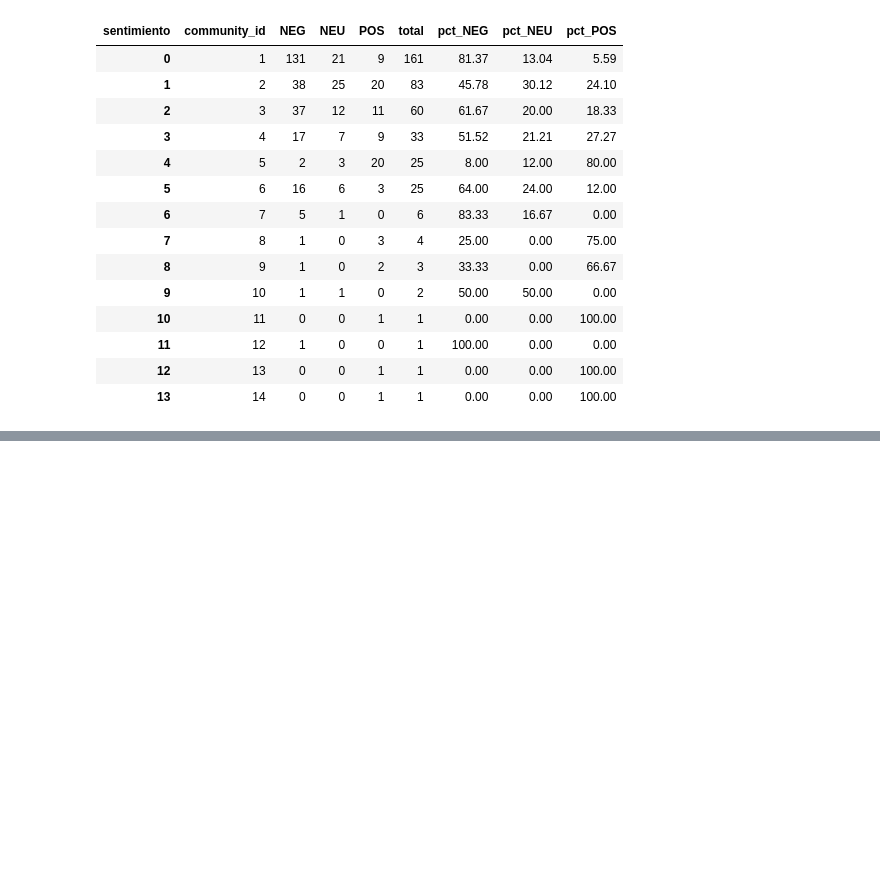
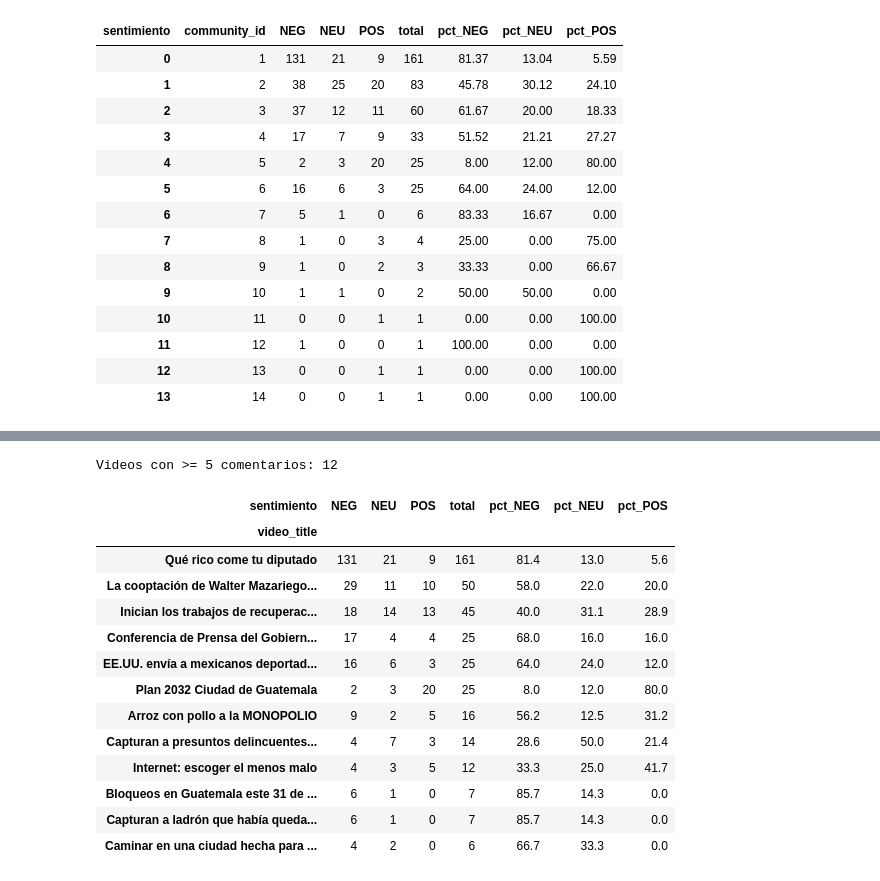
Before and after one commit to belennmm/DataS_Lab6_RedesSociales, a Jupyter notebook: Lab6_Proyecciones.ipynb, the cells around one changed output, grey strips where cells are left out. Saved outputs shown, nothing was run; the diff lists cells and outputs as text; code cells hidden in the pictures; blank space fills up the shorter version.

```diff
--- a/Lab6_Proyecciones.ipynb
+++ b/Lab6_Proyecciones.ipynb
@@ -1364,0 +1767,38 @@ resumen_sentimiento_comunidad.head(14)
+# %%
+MIN_COMENTARIOS = 5
+
+def resumen_sentimiento(df, columna_grupo, min_n=MIN_COMENTARIOS):
+    tabla = (
+        df.dropna(subset=['sentimiento'])
+        .groupby(columna_grupo)['sentimiento']
+        .value_counts()
+        .unstack(fill_value=0)
+    )
+    for col in ['NEG', 'NEU', 'POS']:
+        if col not in tabla.columns:
+            tabla[col] = 0
+    tabla['total'] = tabla[['NEG', 'NEU', 'POS']].sum(axis=1)
+    for col in ['NEG', 'NEU', 'POS']:
+        tabla[f'pct_{col}'] = (100 * tabla[col] / tabla['total']).round(1)
+    return tabla[tabla['total'] >= min_n].sort_values('total', ascending=False)
+
+sentimiento_por_video = resumen_sentimiento(comments_sent, 'video_title')
+sentimiento_por_video.to_csv('fase_9_sentimiento/sentimiento_por_video.csv')
+print(f"Videos con >= {MIN_COMENTARIOS} comentarios: {len(sentimiento_por_video)}")
+sentimiento_por_video
+# %% [output]
+Videos con >= 5 comentarios: 12
+| sentimiento | NEG | NEU | POS | total | pct_NEG | pct_NEU | pct_POS |
+| video_title |  |  |  |  |  |  |  |
+| Qué rico come tu diputado | 131 | 21 | 9 | 161 | 81.4 | 13.0 | 5.6 |
+| La cooptación de Walter Mazariego... | 29 | 11 | 10 | 50 | 58.0 | 22.0 | 20.0 |
+| Inician los trabajos de recuperac... | 18 | 14 | 13 | 45 | 40.0 | 31.1 | 28.9 |
+| Conferencia de Prensa del Gobiern... | 17 | 4 | 4 | 25 | 68.0 | 16.0 | 16.0 |
+| EE.UU. envía a mexicanos deportad... | 16 | 6 | 3 | 25 | 64.0 | 24.0 | 12.0 |
+| Plan 2032 Ciudad de Guatemala | 2 | 3 | 20 | 25 | 8.0 | 12.0 | 80.0 |
+| Arroz con pollo a la MONOPOLIO | 9 | 2 | 5 | 16 | 56.2 | 12.5 | 31.2 |
+| Capturan a presuntos delincuentes... | 4 | 7 | 3 | 14 | 28.6 | 50.0 | 21.4 |
+| Internet: escoger el menos malo | 4 | 3 | 5 | 12 | 33.3 | 25.0 | 41.7 |
+| Bloqueos en Guatemala este 31 de ... | 6 | 1 | 0 | 7 | 85.7 | 14.3 | 0.0 |
+| Capturan a ladrón que había queda... | 6 | 1 | 0 | 7 | 85.7 | 14.3 | 0.0 |
+| Caminar en una ciudad hecha para ... | 4 | 2 | 0 | 6 | 66.7 | 33.3 | 0.0 |
```
Also changed, not shown: parts of 31 cells of this notebook, 7 other files.
